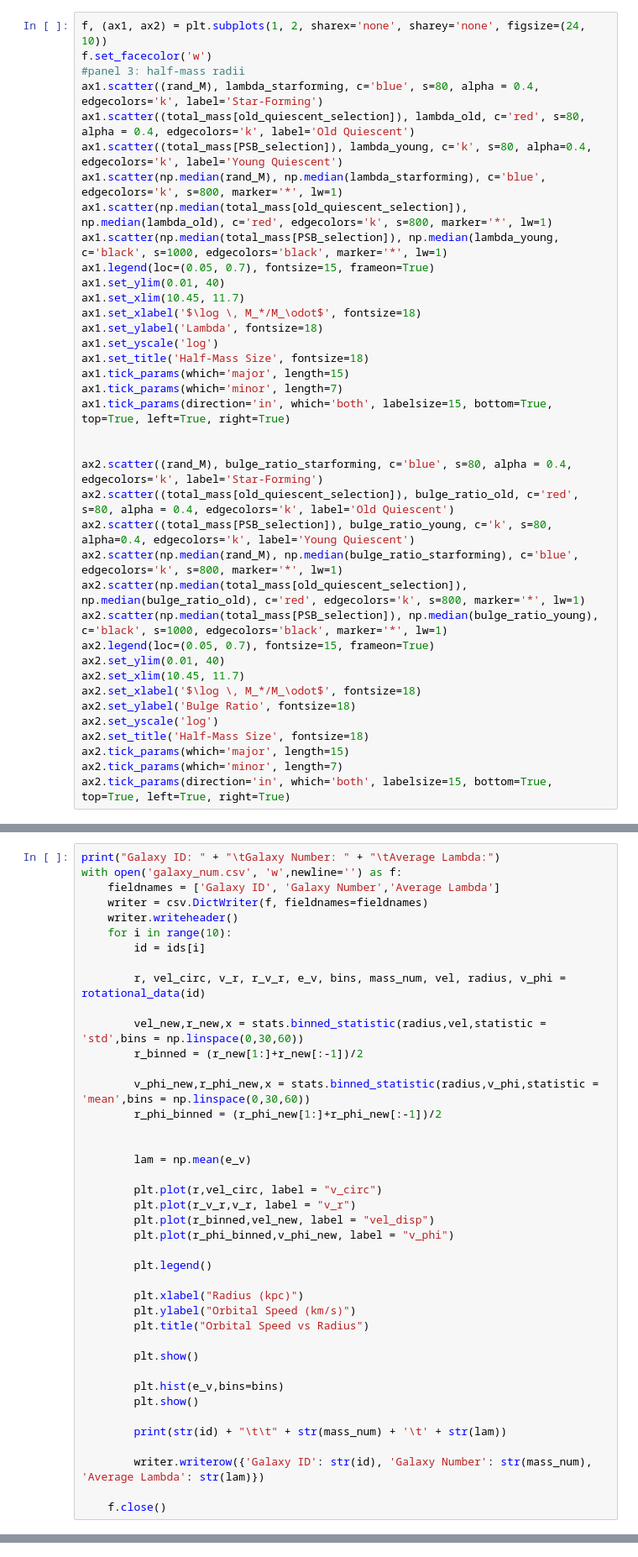
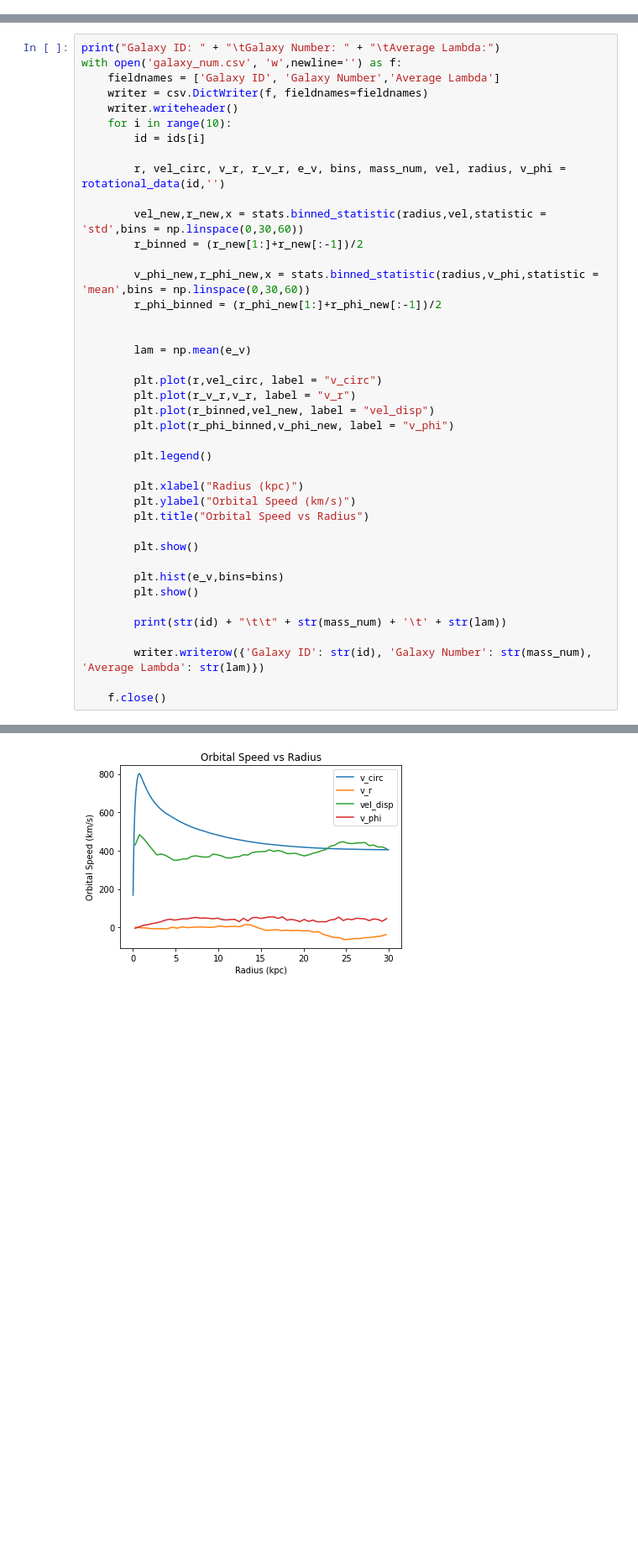
Before and after one commit to moira-andrews/Pathak_2021, a Jupyter notebook: rotation_analysis.ipynb, the cells around one changed output, grey strips where cells are left out. Shown at 84% size. Saved outputs shown, nothing was run; the diff lists cells and outputs as text; blank space fills up the shorter version.

```diff
--- a/rotation_analysis.ipynb
+++ b/rotation_analysis.ipynb
@@ -42,38 +18,0 @@ print(np.shape(total_mass[old_quiescent_selection]),np.shape(lam_old))
-# %%
-f, (ax1, ax2) = plt.subplots(1, 2, sharex='none', sharey='none', figsize=(24, 10))
-f.set_facecolor('w')
-#panel 3: half-mass radii
-ax1.scatter((rand_M), lambda_starforming, c='blue', s=80, alpha = 0.4, edgecolors='k', label='Star-Forming')
-ax1.scatter((total_mass[old_quiescent_selection]), lambda_old, c='red', s=80, alpha = 0.4, edgecolors='k', label='Old Quiescent')
-ax1.scatter((total_mass[PSB_selection]), lambda_young, c='k', s=80, alpha=0.4, edgecolors='k', label='Young Quiescent')
-ax1.scatter(np.median(rand_M), np.median(lambda_starforming), c='blue', edgecolors='k', s=800, marker='*', lw=1)
-ax1.scatter(np.median(total_mass[old_quiescent_selection]), np.median(lambda_old), c='red', edgecolors='k', s=800, marker='*', lw=1)
-ax1.scatter(np.median(total_mass[PSB_selection]), np.median(lambda_young, c='black', s=1000, edgecolors='black', marker='*', lw=1)
-ax1.legend(loc=(0.05, 0.7), fontsize=15, frameon=True)
-ax1.set_ylim(0.01, 40)
-ax1.set_xlim(10.45, 11.7)
-ax1.set_xlabel('$\log \, M_*/M_\odot$', fontsize=18)
-ax1.set_ylabel('Lambda', fontsize=18)
-ax1.set_yscale('log')
-ax1.set_title('Half-Mass Size', fontsize=18)
-ax1.tick_params(which='major', length=15)
-ax1.tick_params(which='minor', length=7)
-ax1.tick_params(direction='in', which='both', labelsize=15, bottom=True, top=True, left=True, right=True)
-
-
-ax2.scatter((rand_M), bulge_ratio_starforming, c='blue', s=80, alpha = 0.4, edgecolors='k', label='Star-Forming')
-ax2.scatter((total_mass[old_quiescent_selection]), bulge_ratio_old, c='red', s=80, alpha = 0.4, edgecolors='k', label='Old Quiescent')
-ax2.scatter((total_mass[PSB_selection]), bulge_ratio_young, c='k', s=80, alpha=0.4, edgecolors='k', label='Young Quiescent')
-ax2.scatter(np.median(rand_M), np.median(bulge_ratio_starforming), c='blue', edgecolors='k', s=800, marker='*', lw=1)
-ax2.scatter(np.median(total_mass[old_quiescent_selection]), np.median(bulge_ratio_old), c='red', edgecolors='k', s=800, marker='*', lw=1)
-ax2.scatter(np.median(total_mass[PSB_selection]), np.median(bulge_ratio_young), c='black', s=1000, edgecolors='black', marker='*', lw=1)
-ax2.legend(loc=(0.05, 0.7), fontsize=15, frameon=True)
-ax2.set_ylim(0.01, 40)
-ax2.set_xlim(10.45, 11.7)
-ax2.set_xlabel('$\log \, M_*/M_\odot$', fontsize=18)
-ax2.set_ylabel('Bulge Ratio', fontsize=18)
-ax2.set_yscale('log')
-ax2.set_title('Half-Mass Size', fontsize=18)
-ax2.tick_params(which='major', length=15)
-ax2.tick_params(which='minor', length=7)
-ax2.tick_params(direction='in', which='both', labelsize=15, bottom=True, top=True, left=True, right=True)
@@ -88,37 +25,38 @@ with open('galaxy_num.csv', 'w',newline='') as f:
     for i in range(10):
         id = ids[i]
 
-        r, vel_circ, v_r, r_v_r, e_v, bins, mass_num, vel, radius, v_phi = rotational_data(id)
+        r, vel_circ, v_r, r_v_r, e_v, bins, mass_num, vel, radius, v_phi = rotational_data(id,'')
 
         vel_new,r_new,x = stats.binned_statistic(radius,vel,statistic = 'std',bins = np.linspace(0,30,60))
         r_binned = (r_new[1:]+r_new[:-1])/2
 
         v_phi_new,r_phi_new,x = stats.binned_statistic(radius,v_phi,statistic = 'mean',bins = np.linspace(0,30,60))
         r_phi_binned = (r_phi_new[1:]+r_phi_new[:-1])/2
 
 
         lam = np.mean(e_v)
 
         plt.plot(r,vel_circ, label = "v_circ")
         plt.plot(r_v_r,v_r, label = "v_r")
         plt.plot(r_binned,vel_new, label = "vel_disp")
         plt.plot(r_phi_binned,v_phi_new, label = "v_phi")
 
         plt.legend()
 
         plt.xlabel("Radius (kpc)")
         plt.ylabel("Orbital Speed (km/s)")
         plt.title("Orbital Speed vs Radius")
 
         plt.show()
 
         plt.hist(e_v,bins=bins)
         plt.show()
 
         print(str(id) + "\t\t" + str(mass_num) + '\t' + str(lam))
 
         writer.writerow({'Galaxy ID': str(id), 'Galaxy Number': str(mass_num), 'Average Lambda': str(lam)})
 
     f.close()
 # %% [output]
 Galaxy ID:      Galaxy Number:  Average Lambda:
+[figure, added]
```
Also changed, not shown: parts of 7 cells of this notebook, 2 other files.
